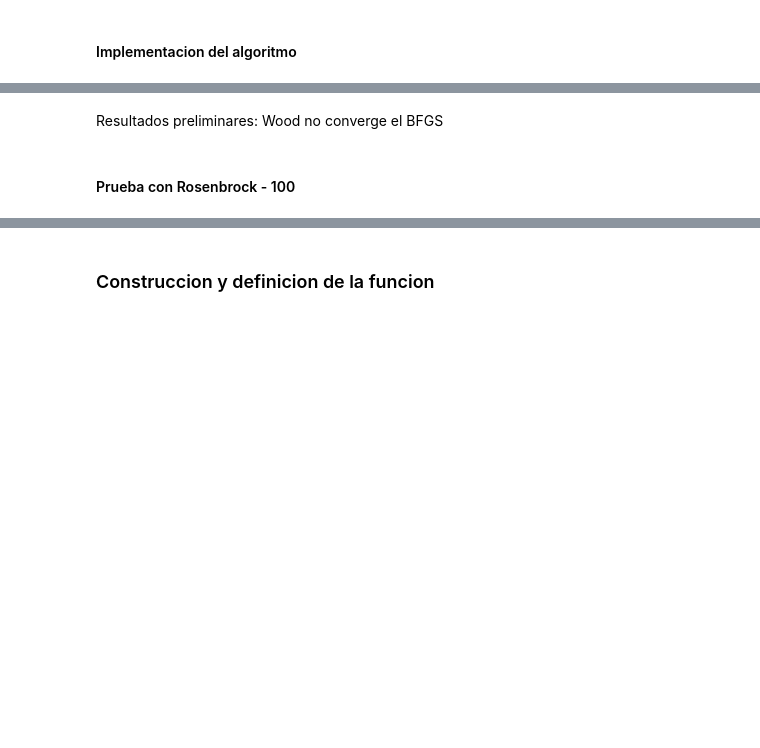
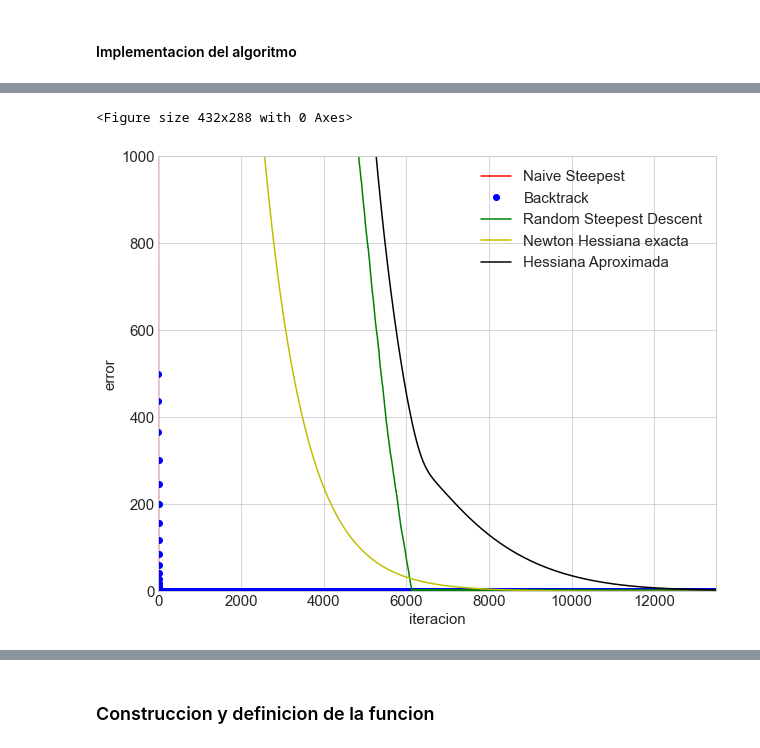
Before and after one commit to jlor31/MN2_Lista3, a Jupyter notebook: MN2 Lista 3.ipynb, the cells around one changed output, grey strips where cells are left out. Cells and saved outputs as stored; diff of their text form; code cells hidden in the pictures; blank space fills up the shorter version.

```diff
--- a/MN2 Lista 3.ipynb
+++ b/MN2 Lista 3.ipynb
@@ -269,0 +1113,4 @@ def grad_Wood(x):  #Gradiente de la funcion de Wood
+# %%
+x, xiteraciones, imagenes, errores_hess, iters, converge = Gradiente_Hessiana_exacta(f,grad,Hess, xo,
+                                                                             alpha,max_iter,
+                                                                             tolerancia,criterio_paro)
@@ -270,17 +1130,16 @@ def grad_Wood(x):  #Gradiente de la funcion de Wood
 # %%
-#Parametros de la funcion
+#Inicializar los parametros para Wood aplicando Newton via Hess aproximada
 
 f = Wood
-grad = grad_Wood
+grad = Grad_Wood
 xo = np.array([[-3], [1], [-3], [1]])   #Punto de inicializacion de la busqueda del minimo
-alpha= 0.01
-max_iter = 10000
-tolerancia = 10**(-5)
-criterio_paro = 'norma_gradiente'
-optimizar_Hessiana = False
+alpha= 0.001
+max_iter = 100000
+tolerancia = 0.001
+criterio_paro = 'NG'
 # %%
 #Lanzando la busqueda mediante descenso gradiente con direccion de Newton, Hessiano aproximado via BFGS
 
-x, x_iter, f_iter, errores, iters, converge = Gradiente_BFGS(f, grad,
+x, x_iter, f_iter, errores_aprx, iters, converge = Gradiente_BFGS(f, grad,
                                                              xo, alpha , max_iter ,
-                                                             tolerancia, criterio_paro, optimizar_Hessiana)
+                                                             tolerancia, criterio_paro)
@@ -301,4 +1155,25 @@ x, iters, converge
-# %% [markdown]
-Resultados preliminares: Wood no converge el BFGS
-# %% [markdown]
-#### Prueba con Rosenbrock - 100
+# %%
+#Graficar la evolución de los errores de cada uno de los metodos sobre la funcion de Wood
+plt.style.use('seaborn-whitegrid')
+
+fig = plt.figure()
+fig = plt.figure(figsize =(10, 8))
+
+ax = plt.axes()
+plt.ylim([0, 1000])
+plt.xlim([-5, 13500])
+
+plt.plot(range(len(errores_NSD)), errores_NSD, '-r', label = 'Naive Steepest')
+plt.plot(range(len(errores_Btrk)), errores_Btrk, 'ob', label = 'Backtrack')
+plt.plot(range(len(errores_rdm)), errores_rdm, '-g', label = 'Random Steepest Descent')
+plt.plot(range(len(errores_hess)), errores_hess, 'y', label = 'Newton Hessiana exacta')
+plt.plot(range(len(errores_aprx)), errores_aprx, 'black', label = 'Hessiana Aproximada')
+
+leg = ax.legend()
+
+plt.ylabel('error')
+plt.xlabel('iteracion')
+plt.rcParams.update({'font.size': 15})
+# %% [output]
+<Figure size 432x288 with 0 Axes>
+[figure, added]
```
Also changed, not shown: parts of 106 cells of this notebook.
